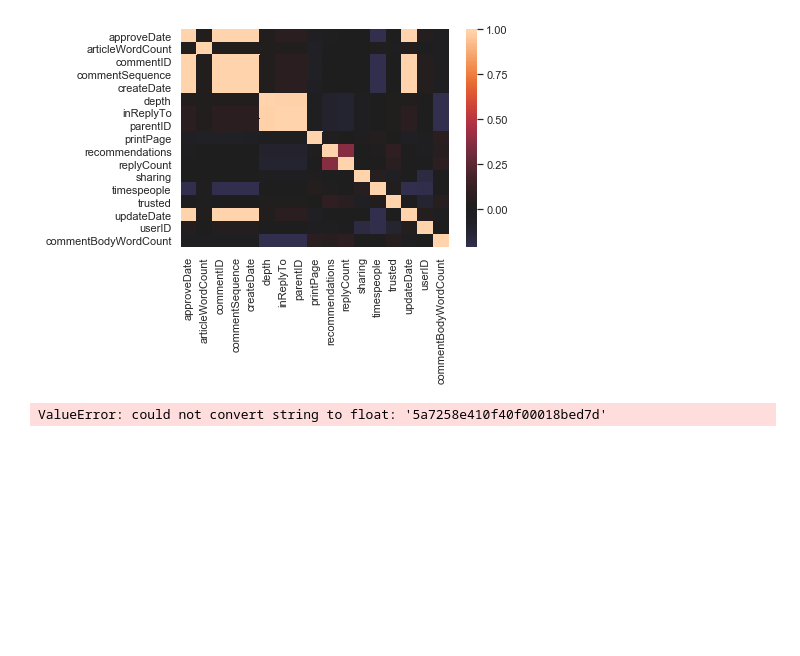
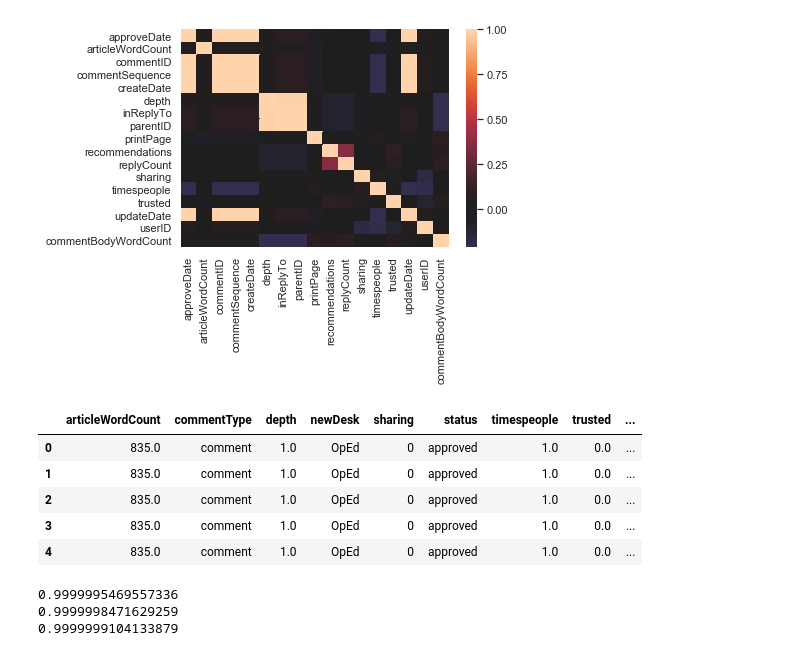
Before and after one commit to prray305/dsc-3-final-project-online-ds-ft-021119, a Jupyter notebook: student.ipynb, the cells around one changed output. Drawn from its saved outputs; the diff is of its cells as text; code cells hidden in the pictures; blank space fills up the shorter version.

```diff
--- a/student.ipynb
+++ b/student.ipynb
@@ -1262,9 +1377,16 @@ sns.heatmap(class_data.corr(), center=0);
 pca_1 = PCA(n_components=10)
 pca_2 = PCA(n_components=20)
 pca_3 = PCA(n_components=25)
+# %%
+class_data.head()
+# %% [output]
+|  | articleWordCount | commentType | depth | newDesk | sharing | status | timespeople | trusted | ... |
+| 0 | 835.0 | comment | 1.0 | OpEd | 0 | approved | 1.0 | 0.0 | ... |
+| 1 | 835.0 | comment | 1.0 | OpEd | 0 | approved | 1.0 | 0.0 | ... |
+| 2 | 835.0 | comment | 1.0 | OpEd | 0 | approved | 1.0 | 0.0 | ... |
+| 3 | 835.0 | comment | 1.0 | OpEd | 0 | approved | 1.0 | 0.0 | ... |
+| 4 | 835.0 | comment | 1.0 | OpEd | 0 | approved | 1.0 | 0.0 | ... |
 # %%
-principalComponents = pca_1.fit_transform(class_data)
-principalComponents = pca_2.fit_transform(class_data)
-principalComponents = pca_3.fit_transform(class_data)
+principalComponents = pca_1.fit_transform(one_hot_class_data)
+principalComponents = pca_2.fit_transform(one_hot_class_data)
+principalComponents = pca_3.fit_transform(one_hot_class_data)
-# %% [output]
-ValueError: could not convert string to float: '5a7258e410f40f00018bed7d'
@@ -1272,0 +1393,8 @@ test_set = data2[['articleID','newDesk']]
+# %%
+print(np.sum(pca_1.explained_variance_ratio_))
+print(np.sum(pca_2.explained_variance_ratio_))
+print(np.sum(pca_3.explained_variance_ratio_))
+# %% [output]
+0.9999995469557336
+0.9999998471629259
+0.9999999104133879
```
Also changed, not shown: parts of 67 cells of this notebook, 1 other file.
